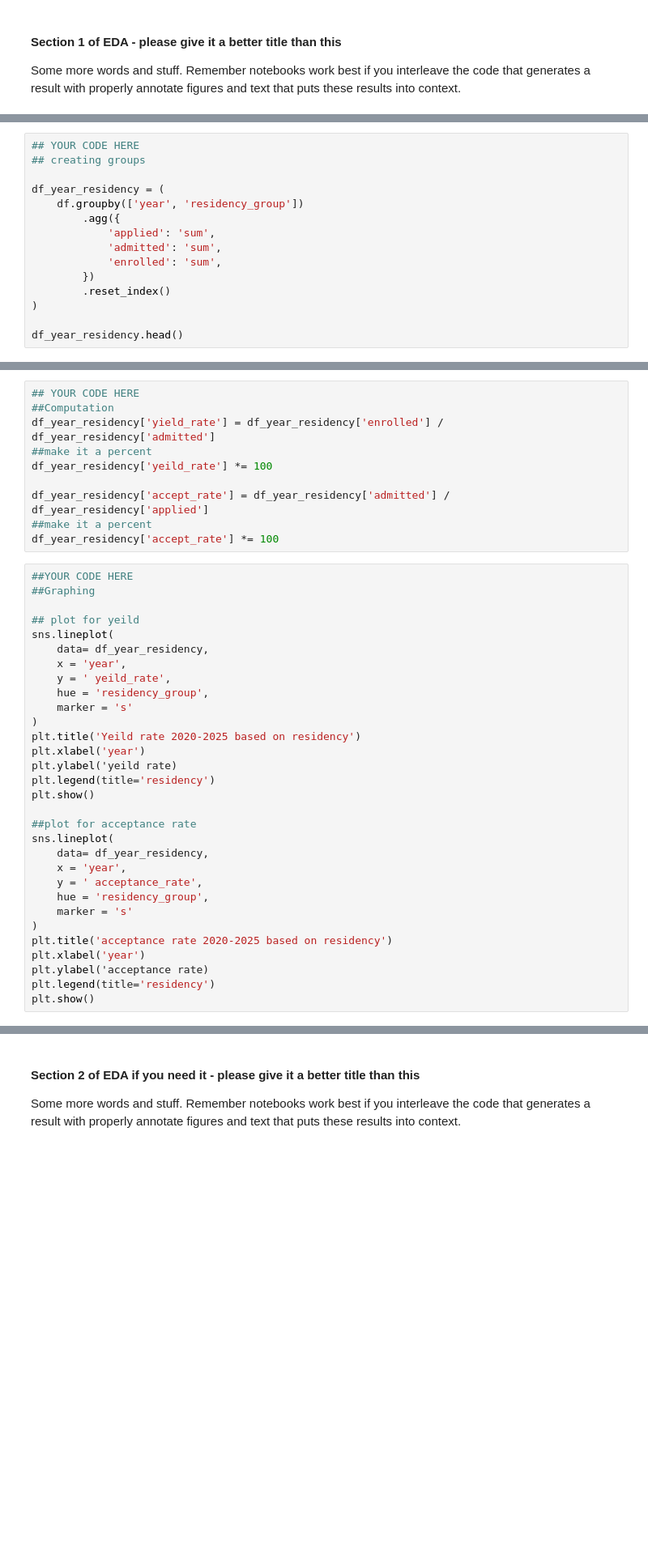
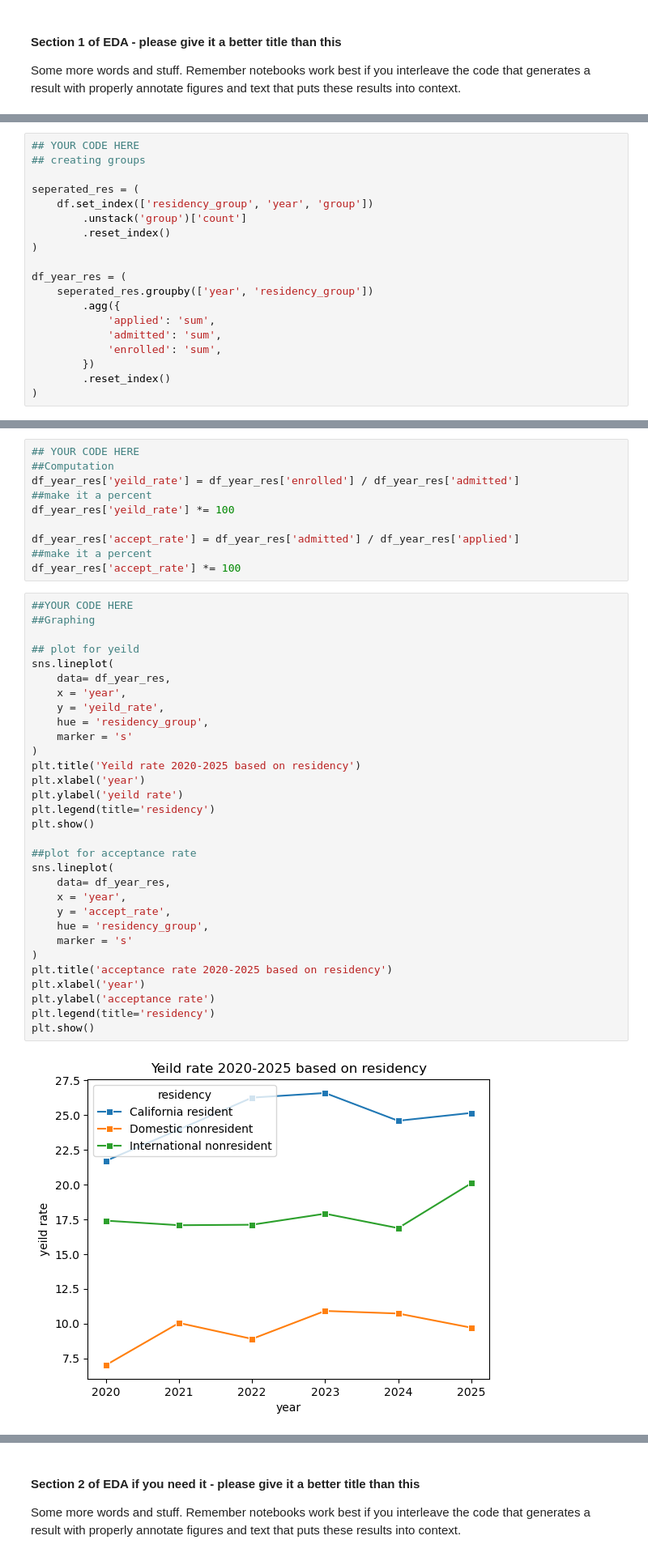
Before and after one commit to COGS108/Group065_WI26, a Jupyter notebook: 02-EDACheckpoint.ipynb, the cells around one changed output, grey strips where cells are left out. Shown at 81% size. Drawn from its saved outputs; the diff is of its cells as text; blank space fills up the shorter version.

Commit message:
Further Changes to graph
did some refactoring and made sure everything aligned with the newly cleaned dataset

```diff
--- a/02-EDACheckpoint.ipynb
+++ b/02-EDACheckpoint.ipynb
@@ -144,8 +142,14 @@ Index(['residency_group', 'term', 'year', 'metric', 'count', 'percentage'], dtyp
 ## YOUR CODE HERE
 ## creating groups
 
-df_year_residency = (
-    df.groupby(['year', 'residency_group'])
+seperated_res = (
+    df.set_index(['residency_group', 'year', 'group'])
+        .unstack('group')['count']
+        .reset_index()
+)
+
+df_year_res = (
+    seperated_res.groupby(['year', 'residency_group'])
         .agg({
             'applied': 'sum',
             'admitted': 'sum',
@@ -153,5 +157,3 @@ df_year_residency = (
         })
         .reset_index()
 )
-
-df_year_residency.head()
@@ -160,41 +160,43 @@ NameError: name 'df' is not defined
 # %%
 ## YOUR CODE HERE
 ##Computation
-df_year_residency['yield_rate'] = df_year_residency['enrolled'] / df_year_residency['admitted']
+df_year_res['yeild_rate'] = df_year_res['enrolled'] / df_year_res['admitted']
 ##make it a percent
-df_year_residency['yeild_rate'] *= 100
+df_year_res['yeild_rate'] *= 100
 
-df_year_residency['accept_rate'] = df_year_residency['admitted'] / df_year_residency['applied']
+df_year_res['accept_rate'] = df_year_res['admitted'] / df_year_res['applied']
 ##make it a percent
-df_year_residency['accept_rate'] *= 100
+df_year_res['accept_rate'] *= 100
 # %%
 ##YOUR CODE HERE
 ##Graphing
 
 ## plot for yeild
 sns.lineplot(
-    data= df_year_residency,
+    data= df_year_res,
     x = 'year',
-    y = ' yeild_rate',
+    y = 'yeild_rate',
     hue = 'residency_group',
     marker = 's'
 )
 plt.title('Yeild rate 2020-2025 based on residency')
 plt.xlabel('year')
-plt.ylabel('yeild rate)
+plt.ylabel('yeild rate')
 plt.legend(title='residency')
 plt.show()
 
 ##plot for acceptance rate
 sns.lineplot(
-    data= df_year_residency,
+    data= df_year_res,
     x = 'year',
-    y = ' acceptance_rate',
+    y = 'accept_rate',
     hue = 'residency_group',
     marker = 's'
 )
 plt.title('acceptance rate 2020-2025 based on residency')
 plt.xlabel('year')
-plt.ylabel('acceptance rate)
+plt.ylabel('acceptance rate')
 plt.legend(title='residency')
 plt.show()
+# %% [output]
+[figure, added]
```
Also changed, not shown: parts of 4 cells of this notebook.
